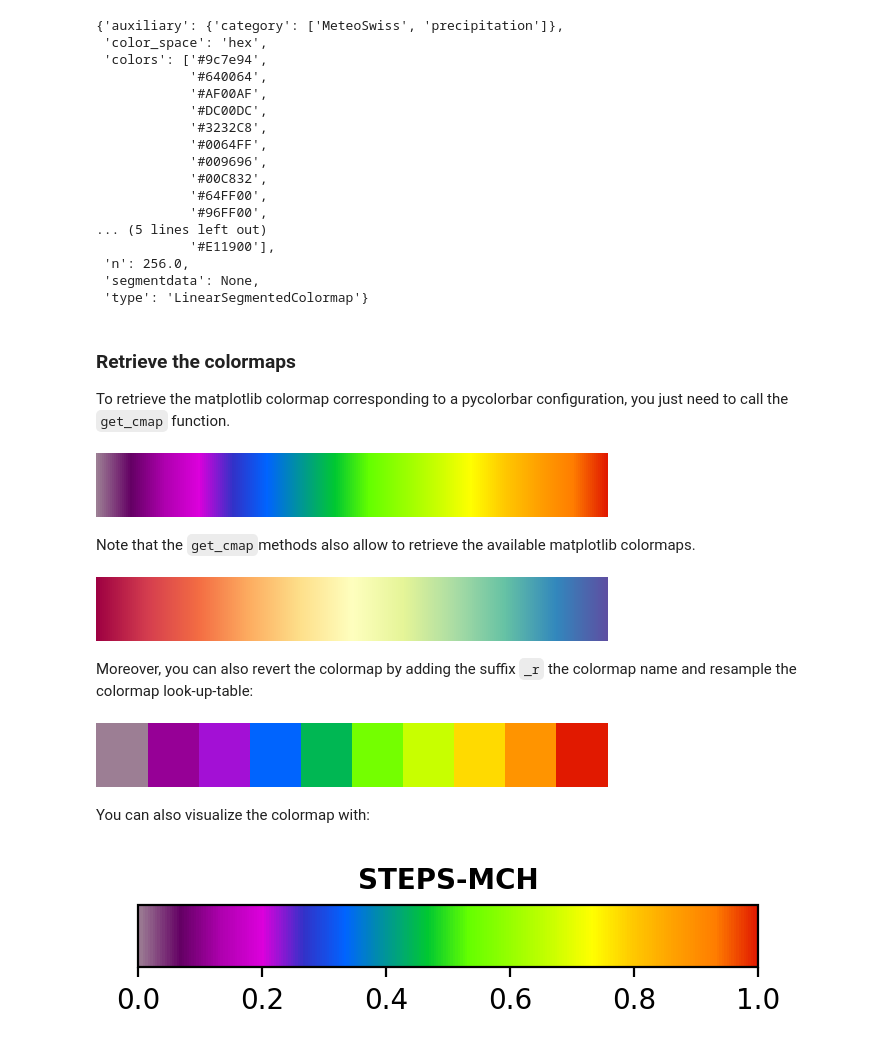
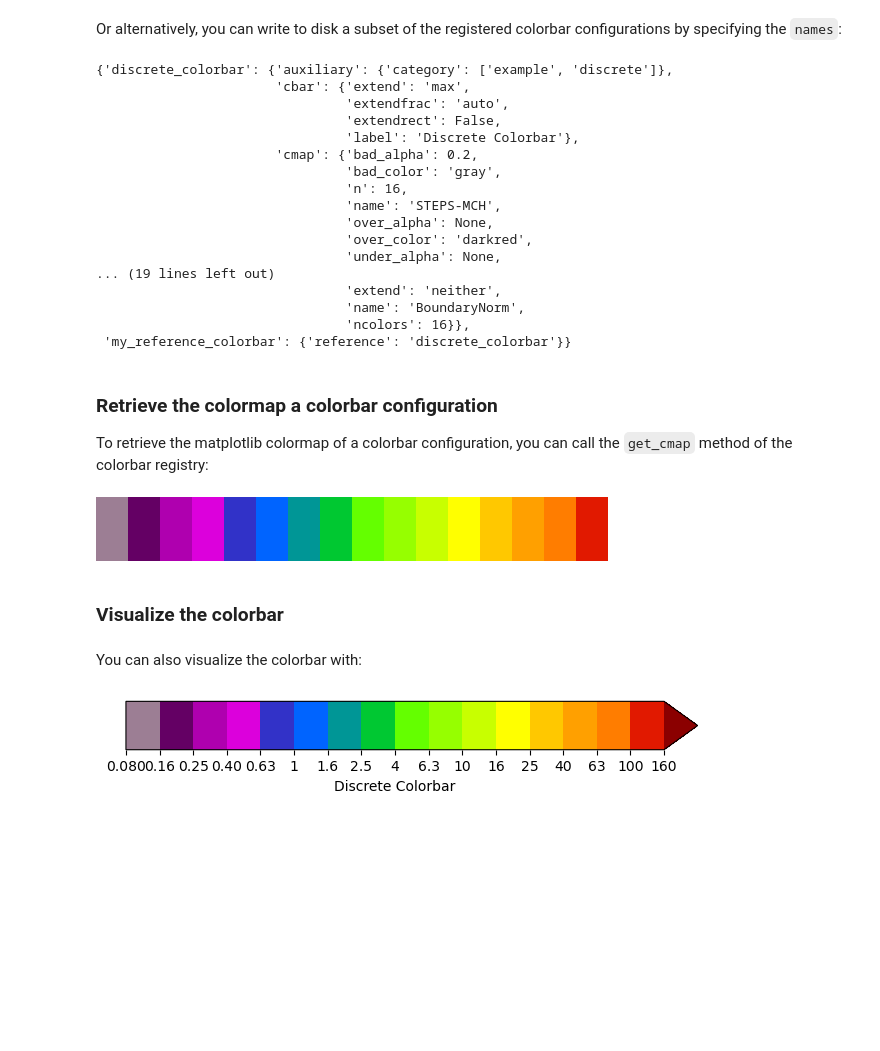
Before and after one commit to ghiggi/pycolorbar, a Jupyter notebook: tutorials/Introduction_univariate_colorbars.ipynb, the cells around one changed output. Cells and saved outputs as stored; diff of their text form; code cells hidden in the pictures; blank space fills up the shorter version.

```diff
--- a/tutorials/Introduction_univariate_colorbars.ipynb
+++ b/tutorials/Introduction_univariate_colorbars.ipynb
@@ -158,2 +146,4 @@ The colormap dictionary can also be retrieve directly from the colormaps registr
 # %%
-cmap_dict = pycolorbar.colormaps.get_cmap_dict("STEPS-MCH")
+name = "continuous_colorbar"
+cbar_dict = pycolorbar.colorbars.get_cbar_dict(name)
+pprint(cbar_dict)
@@ -180,3 +190,3 @@ The colormap registry `add_cmap_dict` allows to temporary add colormap configura
 # %%
-pycolorbar.colormaps.add_cmap_dict(cmap_dict, name="CUSTOM_COLORMAP")
+pycolorbar.colorbars.add_cbar_dict(cbar_dict, name="my_custom_colorbar")
 # %%
@@ -185 +200,4 @@ assert "CUSTOM_COLORMAP" in pycolorbar.colormaps
+# %%
+cbar_dict = {"reference": "discrete_colorbar"}
+pycolorbar.colorbars.add_cbar_dict(cbar_dict, name="my_reference_colorbar")
 # %% [markdown]
@@ -197,0 +220,2 @@ pycolorbar.colormaps.to_yaml(name="CUSTOM_COLORMAP", filepath=filepath, force=Tr
+# %% [markdown]
+Or alternatively, you can write to disk a subset of the registered colorbar configurations by specifying the `names`:
@@ -198,52 +226,40 @@ pycolorbar.colormaps.to_yaml(name="CUSTOM_COLORMAP", filepath=filepath, force=Tr
 # %%
 # Let's check the written YAML file
-cmap_dict = read_yaml(filepath)
-pprint(cmap_dict)
+cbar_dicts = read_cbar_dicts(filepath)
+pprint(cbar_dicts)
 # %% [output]
-{'auxiliary': {'category': ['MeteoSwiss', 'precipitation']},
- 'color_space': 'hex',
- 'colors': ['#9c7e94',
-            '#640064',
-            '#AF00AF',
-            '#DC00DC',
-            '#3232C8',
-            '#0064FF',
-            '#009696',
-            '#00C832',
-            '#64FF00',
-            '#96FF00',
-... (5 lines left out)
-            '#E11900'],
- 'n': 256.0,
- 'segmentdata': None,
- 'type': 'LinearSegmentedColormap'}
+{'discrete_colorbar': {'auxiliary': {'category': ['example', 'discrete']},
+                       'cbar': {'extend': 'max',
+                                'extendfrac': 'auto',
+                                'extendrect': False,
+                                'label': 'Discrete Colorbar'},
+                       'cmap': {'bad_alpha': 0.2,
+                                'bad_color': 'gray',
+                                'n': 16,
+                                'name': 'STEPS-MCH',
+                                'over_alpha': None,
+                                'over_color': 'darkred',
+                                'under_alpha': None,
+... (19 lines left out)
+                                'extend': 'neither',
+                                'name': 'BoundaryNorm',
+                                'ncolors': 16}},
+ 'my_reference_colorbar': {'reference': 'discrete_colorbar'}}
 # %% [markdown]
-### Retrieve the colormaps
+### Retrieve the colormap a colorbar configuration
 
-To retrieve the matplotlib colormap corresponding to a pycolorbar configuration, you just need to call the `get_cmap` function.
+To retrieve the matplotlib colormap of a colorbar configuration, you can call the `get_cmap` method of the colorbar registry:
 # %%
-cmap = pycolorbar.get_cmap("STEPS-MCH")
+cmap = pycolorbar.colorbars.get_cmap("discrete_colorbar")
 cmap
 # %% [output]
-[figure, old version]
+[figure, new version]
+# %% [markdown]
+### Visualize the colorbar
 # %% [markdown]
-Note that the `get_cmap`methods also allow to retrieve the available matplotlib colormaps.
+You can also visualize the colorbar with:
-# %%
-cmap = pycolorbar.get_cmap("Spectral")
-cmap
-# %% [output]
-[figure, removed]
-# %% [markdown]
-Moreover, you can also revert the colormap by adding the suffix `_r` the colormap name and resample the colormap look-up-table:
-# %%
-cmap = pycolorbar.get_cmap("STEPS-MCH_r", lut=10)
-cmap
-# %% [output]
-[figure, removed]
-# %% [markdown]
-You can also visualize the colormap with:
 # %%
-pycolorbar.show_colormap("STEPS-MCH")
+pycolorbar.show_colorbar("discrete_colorbar")
 # %% [output]
-[figure, old version]
+[figure, new version]
 # %% [markdown]
```
Also changed, not shown: parts of 83 cells of this notebook, 16 other files.
